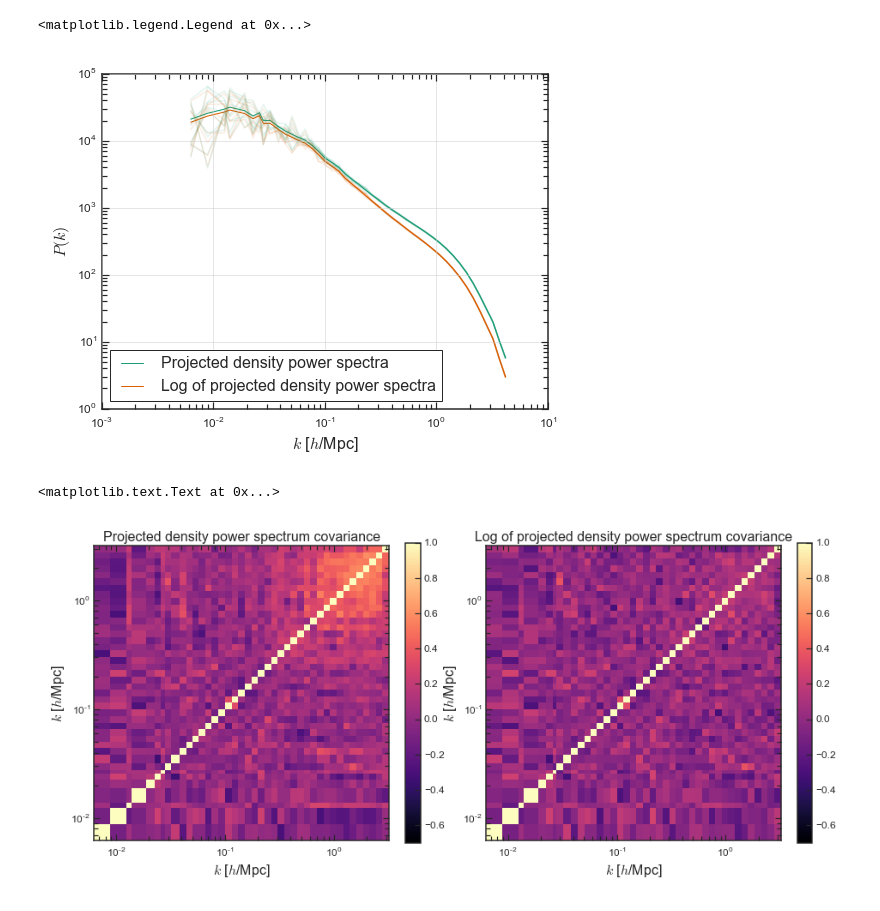
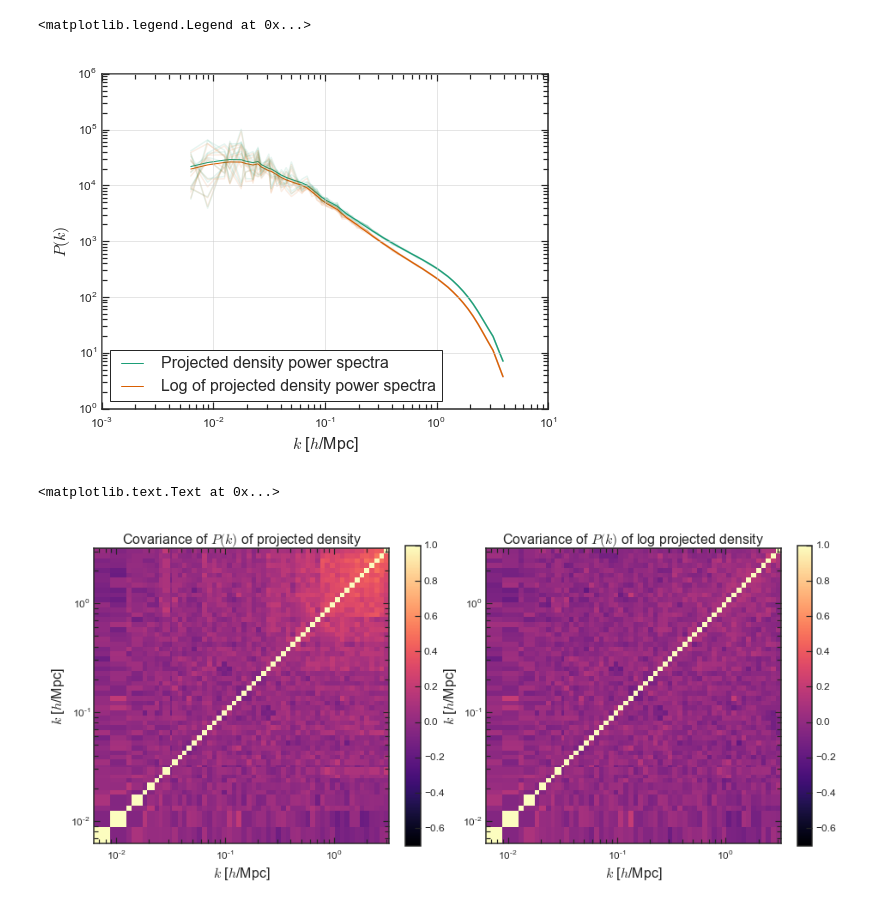
Before and after one commit to nualamccullagh/mg-log-xform, a Jupyter notebook: Projected density power spectrum covariance Indra.ipynb, the cells around one changed output. Saved outputs shown, nothing was run; the diff lists cells and outputs as text; code cells hidden in the pictures.

```diff
--- a/Projected density power spectrum covariance Indra.ipynb
+++ b/Projected density power spectrum covariance Indra.ipynb
@@ -10,14 +10,14 @@ import power as P
 density_data_path = "/Users/nuala/Documents/Research/data/indra/projected_density_slices/"
 # %%
 # Number of realizations to read (total number will be this x 3 because of 3 projections)
-nruns = 26
+nruns = 109
 # Number of grid cells per side in the density field
 ngrid = 1024
 # Box size in Mpc/h
 lbox = 1000.
 
 # bin size to use for the power spectrum
-logkbinsize = 0.2
+logkbinsize = 0.15
 
 
 for i in N.arange(nruns):
@@ -52,7 +65,7 @@ plt.ylabel('$P(k)$')
 plt.legend([l1, l2], ['Projected density power spectra', 'Log of projected density power spectra'], loc=3)
 # %% [output]
 <matplotlib.legend.Legend at 0x...>
-[figure, old version]
+[figure, new version]
 # %%
 # Compute the correlation coefficient of the density power spectrum and log density power spectrum
 pk_corr=N.corrcoef(pk)
@@ -63,29 +76,29 @@ kny = N.pi/lbox*ngrid
 # %%
 # Plot the correlation coefficients
 plt.figure(figsize=(15, 10))
 plt.subplot(1, 2, 1, aspect=1)
 plt.pcolormesh(k, k, pk_corr, cmap = 'magma', vmin = -0.7, vmax = 1.0)
 plt.xscale('log')
 plt.yscale('log')
 plt.colorbar(fraction=0.046)
 plt.xlim([k.min(), kny])
 plt.ylim([k.min(), kny])
 plt.xlabel(r'$k$ [$h$/Mpc]')
 plt.ylabel(r'$k$ [$h$/Mpc]')
-plt.title('Projected density power spectrum covariance')
+plt.title('Covariance of $P(k)$ of projected density')
 plt.subplot(1, 2, 2, aspect=1)
 plt.pcolormesh(k, k, pklog_corr, cmap = 'magma', vmin = -0.7, vmax = 1.0)
 plt.xscale('log')
 plt.yscale('log')
 plt.colorbar(fraction=0.046)
 plt.xlim([k.min(), kny])
 plt.ylim([k.min(), kny])
 plt.xlabel(r'$k$ [$h$/Mpc]')
 plt.ylabel(r'$k$ [$h$/Mpc]')
-plt.title('Log of projected density power spectrum covariance')
+plt.title('Covariance of $P(k)$ of log projected density')
 # %% [output]
 <matplotlib.text.Text at 0x...>
-[figure, old version]
+[figure, new version]
 # %%
 # Compute the signal to noise as a function of kmax for both the density and log density power spectra
 # This involves inverting the covariance matrix from kmin to kmax
```
Also changed, not shown: parts of 3 cells of this notebook.
